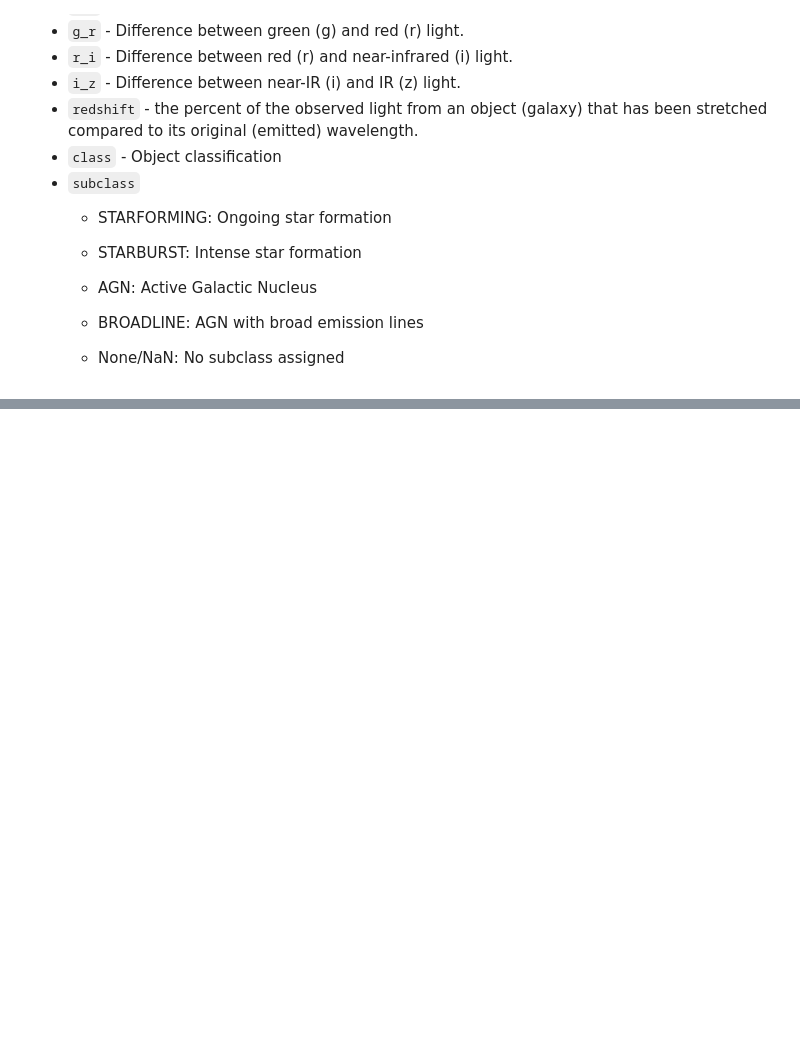
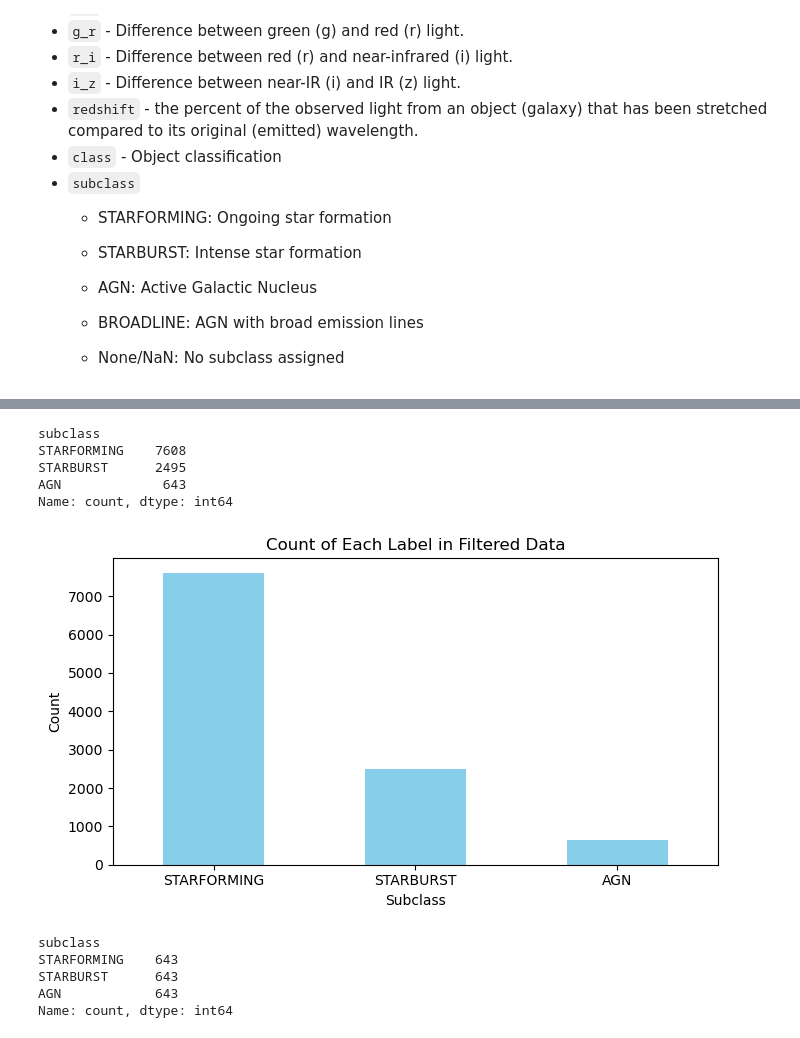
Before and after one commit to doverara/Tech-Science-2, a Jupyter notebook: CMSE-202-Project.ipynb, the cells around one changed output, grey strips where cells are left out. Saved outputs shown, nothing was run; the diff lists cells and outputs as text; code cells hidden in the pictures; blank space fills up the shorter version.

```diff
--- a/CMSE-202-Project.ipynb
+++ b/CMSE-202-Project.ipynb
@@ -163 +145,53 @@ AGN_SF      46
 Name: count, dtype: int64
+# %%
+# count the number of each subclass
+filtered_df = df[df['subclass'].isin(['STARBURST', 'STARFORMING', 'AGN'])]
+print(filtered_df['subclass'].value_counts())
+# %% [output]
+subclass
+STARFORMING    7608
+STARBURST      2495
+AGN             643
+Name: count, dtype: int64
+# %%
+plt.figure(figsize=(7, 4))
+filtered_df['subclass'].value_counts().plot(kind='bar', color='skyblue')
+plt.title("Count of Each Label in Filtered Data")
+plt.xlabel("Subclass")
+plt.ylabel("Count")
+plt.xticks(rotation=0)
+plt.tight_layout()
+plt.show()
+# %% [output]
+[figure, added]
+# %%
+from sklearn.utils import resample
+# make the number of each subclass sample equal
+
+# Separate classes
+df_starforming = df[df['subclass'] == 'STARFORMING']
+df_starburst = df[df['subclass'] == 'STARBURST']
+df_agn = df[df['subclass'] == 'AGN']
+
+# Downsample STARFORMING to match AGN
+df_starforming_downsampled = resample(df_starforming,
+                                      replace=False,
+                                      n_samples=len(df_agn),
+                                      random_state=42)
+# Downsample STARBURST to match AGN
+df_starburst_downsampled = resample(df_starburst,
+                                      replace=False,
+                                      n_samples=len(df_agn),
+                                      random_state=42)
+
+# Combine all
+df_balanced = pd.concat([df_starforming_downsampled, df_starburst_downsampled, df_agn])
+
+# current count of each subclass
+print(df_balanced['subclass'].value_counts())
+# %% [output]
+subclass
+STARFORMING    643
+STARBURST      643
+AGN            643
+Name: count, dtype: int64
```
Also changed, not shown: parts of 16 cells of this notebook.
